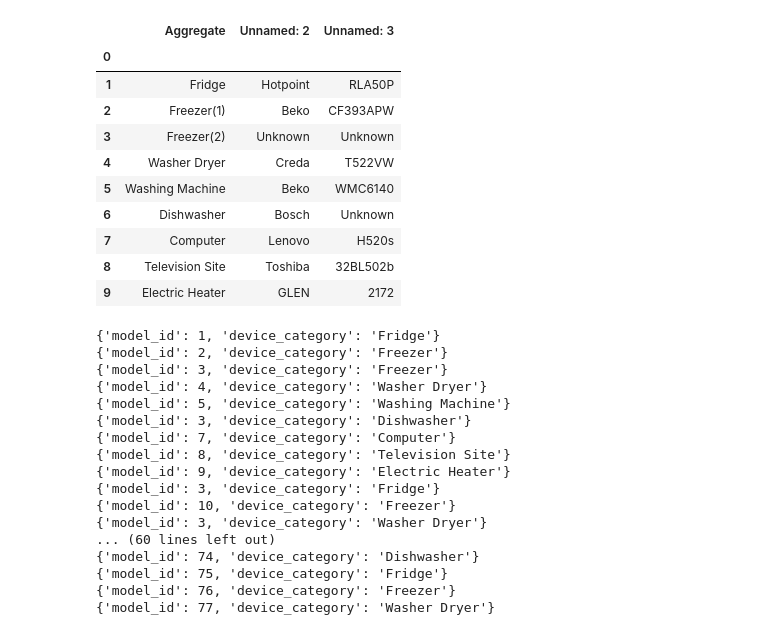
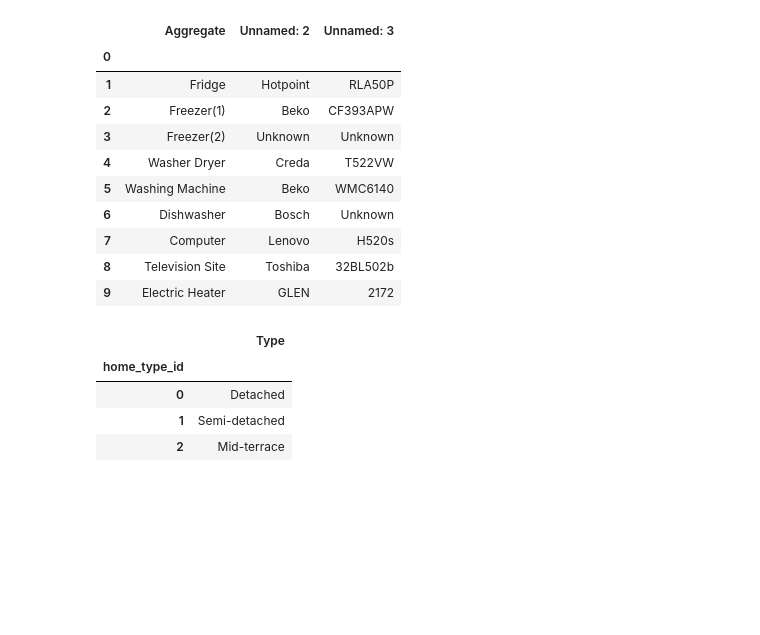
Before and after one commit to wkula/ADB_project, a Jupyter notebook: Data_insert.ipynb, the cells around one changed output. Drawn from its saved outputs; the diff is of its cells as text; code cells hidden in the pictures; blank space fills up the shorter version.

Commit message:
Data migration for table home_type, fix for devices for fit new dbschema and few cosmetic changes

```diff
--- a/Data_insert.ipynb
+++ b/Data_insert.ipynb
@@ -293,13 +298,13 @@ MetaData_Tables['House 1']
 | 9 | Electric Heater | GLEN | 2172 |
 # %%
 factory = pd.DataFrame(columns=['Unnamed: 2'])  # Like Beko, Bosch etc.
-model = pd.DataFrame(columns=['Unnamed: 2', 'Unnamed: 3'])  # Like WMC6140, H520s etc.
-device = pd.DataFrame(columns=['Unnamed: 3', 'Aggregate'])  # Like Computer, Dishwasher etc.
+model = pd.DataFrame(columns=['Unnamed: 3'])  # Like WMC6140, H520s etc.
+device = pd.DataFrame(columns=['Unnamed: 2', 'Unnamed: 3', 'Aggregate'])  # Like Computer, Dishwasher etc.
 
 for dataset in MetaData_Tables:
     factory = factory.append(MetaData_Tables[dataset]['Unnamed: 2'])
-    model = model.append(MetaData_Tables[dataset][['Unnamed: 2', 'Unnamed: 3']])
-    device = device.append(MetaData_Tables[dataset][['Unnamed: 3', 'Aggregate']])
+    model = model.append(MetaData_Tables[dataset][['Unnamed: 3']])
+    device = device.append(MetaData_Tables[dataset][['Unnamed: 2', 'Unnamed: 3', 'Aggregate']])
 
 factory = factory.melt()
 factory.drop(columns=['variable'], inplace=True)
@@ -310,15 +315,17 @@ factory.reset_index(inplace=True)
 factory.drop(columns=['index'], inplace=True)
 factory.index.name = 'factory_id'
 
-model.rename(columns={'Unnamed: 2' : 'factory_id', 'Unnamed: 3' : 'model_name'}, inplace=True)
+model.rename(columns={'Unnamed: 3' : 'model_name'}, inplace=True)
 model.dropna(how='all', inplace=True)
 model.drop_duplicates(inplace=True)
 model.reset_index(inplace=True)
 model.drop(columns=['index'], inplace=True)
 model.index.name = 'model_id'
 
-device.rename(columns={'Unnamed: 3' : 'model_id', 'Aggregate' : 'device_category'}, inplace=True)
+device.rename(columns={'Unnamed: 2' : 'factory_id', 'Unnamed: 3' : 'model_id',
+                       'Aggregate' : 'device_category'}, inplace=True)
 device.dropna(thresh=2, inplace=True)
+# device.dropna(how='all', inplace=True)
 
 # iteration for device category to map Freezer(1) to Freezer etc.
 for index, row in device.iterrows():
@@ -330,33 +337,26 @@ device.drop(columns=['index'], inplace=True)
 device.index.name = 'device_id'
 
 for index, row in factory.iterrows():
-    for i in model[model['factory_id'] == row['factory_name']].index:
-        model.loc[i]['factory_id'] = index + 1  # Postgres start counting from 1 instead of 0
+    for i in device[device['factory_id'] == row['factory_name']].index:
+        device.loc[i]['factory_id'] = index + 1  # Postgres start counting from 1 instead of 0
 
 for index, row in model.iterrows():
     for i in device[device['model_id'] == row['model_name']].index:
         device.loc[i]['model_id'] = index + 1
-
-for dev in device.to_dict(orient='records'):
-    print(dev)
-# %% [output]
-{'model_id': 1, 'device_category': 'Fridge'}
-{'model_id': 2, 'device_category': 'Freezer'}
-{'model_id': 3, 'device_category': 'Freezer'}
-{'model_id': 4, 'device_category': 'Washer Dryer'}
-{'model_id': 5, 'device_category': 'Washing Machine'}
-{'model_id': 3, 'device_category': 'Dishwasher'}
-{'model_id': 7, 'device_category': 'Computer'}
-{'model_id': 8, 'device_category': 'Television Site'}
-{'model_id': 9, 'device_category': 'Electric Heater'}
-{'model_id': 3, 'device_category': 'Fridge'}
-{'model_id': 10, 'device_category': 'Freezer'}
-{'model_id': 3, 'device_category': 'Washer Dryer'}
-... (60 lines left out)
-{'model_id': 74, 'device_category': 'Dishwasher'}
-{'model_id': 75, 'device_category': 'Fridge'}
-{'model_id': 76, 'device_category': 'Freezer'}
-{'model_id': 77, 'device_category': 'Washer Dryer'}
+# %%
+# house_types = pd.DataFrame(columns=[' Type'])
+house_types = Sheet1[' Type']
+house_types.drop_duplicates(inplace=True)
+house_types.columns = ['type']
+house_types = house_types.reset_index().drop(columns='House')
+house_types.index.name = 'home_type_id'
+house_types
+# %% [output]
+|  | Type |
+| home_type_id |  |
+| 0 | Detached |
+| 1 | Semi-detached |
+| 2 | Mid-terrace |
 # %%
 metadata = MetaData(bind=engine)
 metadata.reflect()
```
Also changed, not shown: parts of 4 cells of this notebook.
